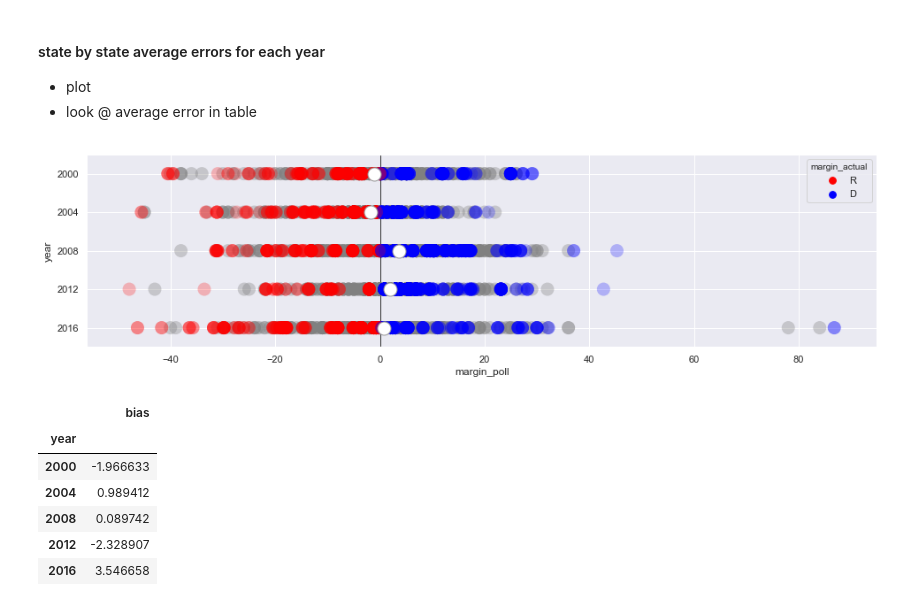
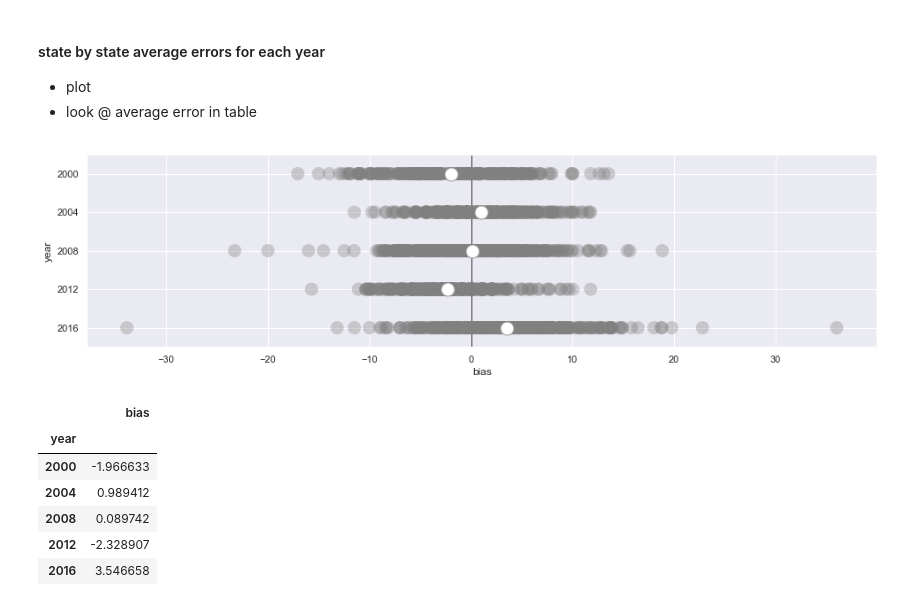
Before and after one commit to dmil/wrangler-polls, a Jupyter notebook: polling-analysis.ipynb, the cells around one changed output. Cells and saved outputs as stored; diff of their text form; code cells hidden in the pictures.

```diff
--- a/polling-analysis.ipynb
+++ b/polling-analysis.ipynb
@@ -82,20 +81,45 @@ pollster_ratings = pd.read_csv('pollster-ratings.csv')
 pres_polls_national = polls[(polls.type_detail=='Pres-G') & (polls.location == 'US')]
 pres_polls_by_state = polls[(polls.type_detail=='Pres-G') & (polls.location != 'US')]
 # %%
-def dotplot(df, y, figsize=(16,4)):
+def margin_dotplot(df, x, y, figsize=(16,4)):
+    """
+    plot margin_poll (grey), average of margin_poll (white), and
+    margin_actual (blue/red)
+    """
     data = df.sort_values(by=y)
     fig, ax = plt.subplots(figsize=figsize)
-    sns.stripplot(data=data,
-                       x='margin_poll', y=y, orient='h', size=15,
-                       jitter=False, alpha=.35, color='grey', ax=ax)
     sns.stripplot(data=data,
                        x='margin_actual', y=y, orient='h', size=15,
                        hue=data['margin_actual'].apply(lambda x: 'D' if x > 0 else 'R'),
                        palette={'D':'blue', 'R': 'red'},
                        jitter=False, alpha=.25, ax=ax)
-    data = data.groupby(y).margin_poll.agg({'margin_poll': 'mean'}).sort_values(by=y).reset_index()
+
     sns.stripplot(data=data,
-                  x='margin_poll', y=y, orient='h', size=15,
+                       x=x, y=y, orient='h', size=15,
+                       jitter=False, alpha=.35, color='grey', ax=ax)
+    data = (data.groupby(y)[x]
+                .agg({x: 'mean'})
+                .sort_values(by=y).reset_index())
+    sns.stripplot(data=data,
+                  x=x, y=y, orient='h', size=15,
+                  color='white', linewidth=1, jitter=False, ax=ax)
+
+    plt.axvline(x=0, color='black', linewidth=0.8)
+    ax.xaxis.grid(True)
+    ax.yaxis.grid(True)
+
+def dotplot(df, x, y, figsize=(16,4)):
+    """
+    plot any arbitray x (grey) and y with the average of x (white)
+    """
+    data = df.sort_values(by=y)
+    fig, ax = plt.subplots(figsize=figsize)
+    sns.stripplot(data=data,
+                       x=x, y=y, orient='h', size=15,
+                       jitter=False, alpha=.35, color='grey', ax=ax)
+    data = data.groupby(y)[x].agg({x: 'mean'}).sort_values(by=y).reset_index()
+    sns.stripplot(data=data,
+                  x=x, y=y, orient='h', size=15,
                   color='white', linewidth=1, jitter=False, ax=ax)
     plt.axvline(x=0, color='black', linewidth=0.8)
     ax.xaxis.grid(True)
@@ -140,9 +161,9 @@ dotplot(pres_polls_by_state[pres_polls_by_state.year == 2016], y='location', fig
 - plot
 - look @ average error in table
 # %%
-dotplot(pres_polls_by_state, y='year', figsize=(16,4))
+dotplot(pres_polls_by_state, x='bias', y='year', figsize=(16,4))
 # %% [output]
-[figure, old version]
+[figure, new version]
 # %%
 pres_polls_by_state[['year', 'bias']].groupby('year').mean()
 # %% [output]
```
Also changed, not shown: parts of 11 cells of this notebook.
